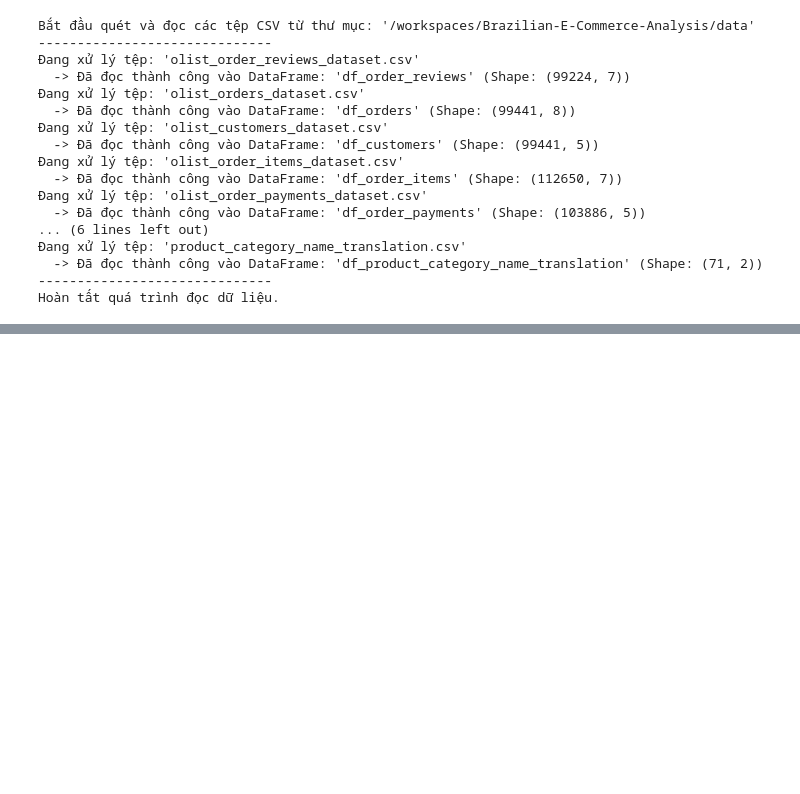
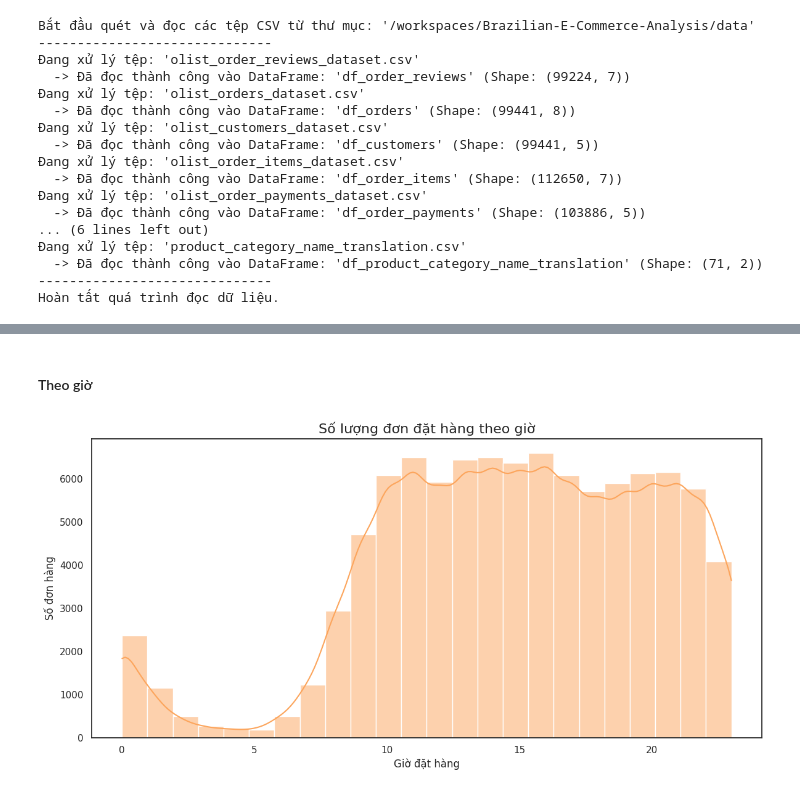
Before and after one commit to vduong042/Brazilian-E-Commerce-Analysis, a Jupyter notebook: descriptive_analytics.ipynb, the cells around one changed output, grey strips where cells are left out. Saved outputs shown, nothing was run; the diff lists cells and outputs as text; code cells hidden in the pictures; blank space fills up the shorter version.

```diff
--- a/descriptive_analytics.ipynb
+++ b/descriptive_analytics.ipynb
@@ -230,0 +715,20 @@ display(result)
+# %% [markdown]
+#### Theo giờ
+# %%
+import seaborn as sns
+import matplotlib.pyplot as plt
+
+# Số lượng đơn hàng theo giờ
+plt.figure(figsize=(12,6))
+sns.set_theme(style="white")
+
+sns.histplot(data=orders_filtered, x='order_purchase_hour', bins=24, kde=True, color='#fca55c')
+
+plt.title('Số lượng đơn đặt hàng theo giờ', fontsize=16)
+plt.xlabel('Giờ đặt hàng')
+plt.ylabel('Số đơn hàng')
+plt.xticks(rotation=0)
+plt.tight_layout()
+plt.show()
+# %% [output]
+[figure, added]
```
Also changed, not shown: parts of 95 cells of this notebook.
